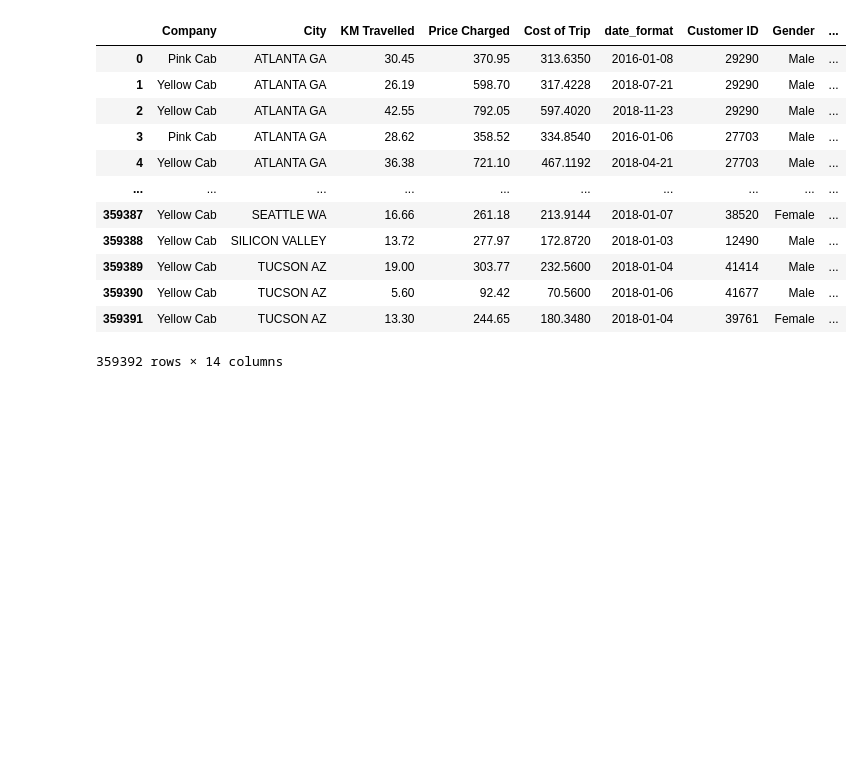
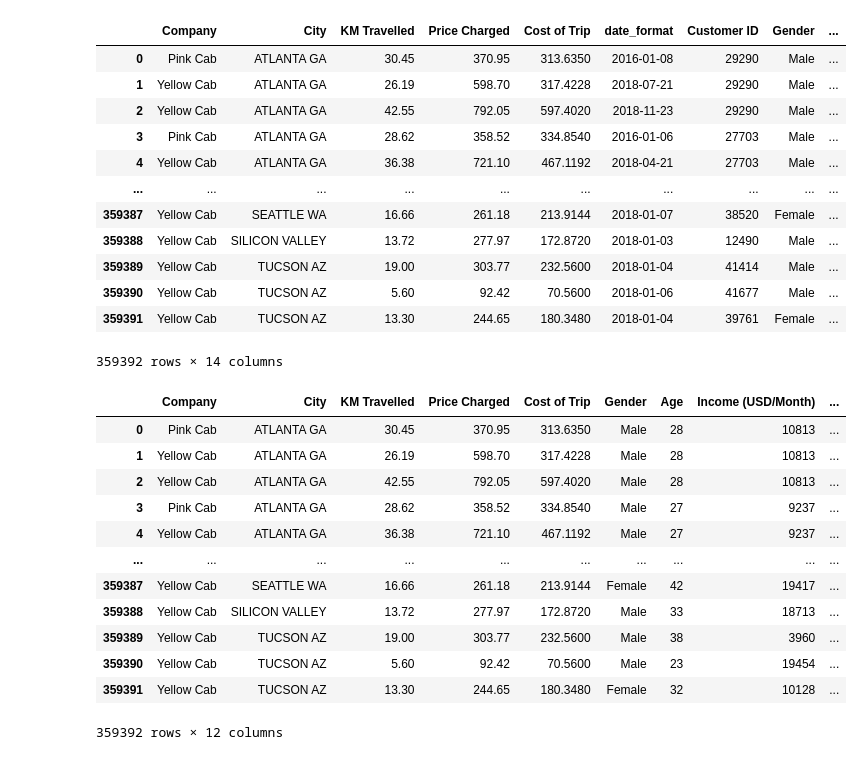
Before and after one commit to pandeyankit2319/Assignment-2, a Jupyter notebook: Cab_Analysis.ipynb, the cells around one changed output. Saved outputs shown, nothing was run; the diff lists cells and outputs as text; code cells hidden in the pictures; blank space fills up the shorter version.

```diff
--- a/Cab_Analysis.ipynb
+++ b/Cab_Analysis.ipynb
@@ -404,3 +413,21 @@ dataset_final
 | 359390 | Yellow Cab | TUCSON AZ | 5.60 | 92.42 | 70.5600 | 2018-01-06 | 41677 | Male | ... |
 | 359391 | Yellow Cab | TUCSON AZ | 13.30 | 244.65 | 180.3480 | 2018-01-04 | 39761 | Female | ... |
 359392 rows × 14 columns
+# %%
+dataset_final = dataset_final.drop(['Customer ID','date_format'], axis=1)
+# %%
+dataset_final
+# %% [output]
+|  | Company | City | KM Travelled | Price Charged | Cost of Trip | Gender | Age | Income (USD/Month) | ... |
+| 0 | Pink Cab | ATLANTA GA | 30.45 | 370.95 | 313.6350 | Male | 28 | 10813 | ... |
+| 1 | Yellow Cab | ATLANTA GA | 26.19 | 598.70 | 317.4228 | Male | 28 | 10813 | ... |
+| 2 | Yellow Cab | ATLANTA GA | 42.55 | 792.05 | 597.4020 | Male | 28 | 10813 | ... |
+| 3 | Pink Cab | ATLANTA GA | 28.62 | 358.52 | 334.8540 | Male | 27 | 9237 | ... |
+| 4 | Yellow Cab | ATLANTA GA | 36.38 | 721.10 | 467.1192 | Male | 27 | 9237 | ... |
+| ... | ... | ... | ... | ... | ... | ... | ... | ... | ... |
+| 359387 | Yellow Cab | SEATTLE WA | 16.66 | 261.18 | 213.9144 | Female | 42 | 19417 | ... |
+| 359388 | Yellow Cab | SILICON VALLEY | 13.72 | 277.97 | 172.8720 | Male | 33 | 18713 | ... |
+| 359389 | Yellow Cab | TUCSON AZ | 19.00 | 303.77 | 232.5600 | Male | 38 | 3960 | ... |
+| 359390 | Yellow Cab | TUCSON AZ | 5.60 | 92.42 | 70.5600 | Male | 23 | 19454 | ... |
+| 359391 | Yellow Cab | TUCSON AZ | 13.30 | 244.65 | 180.3480 | Female | 32 | 10128 | ... |
+359392 rows × 12 columns
```
Also changed, not shown: parts of 20 cells of this notebook, 1 other file.
